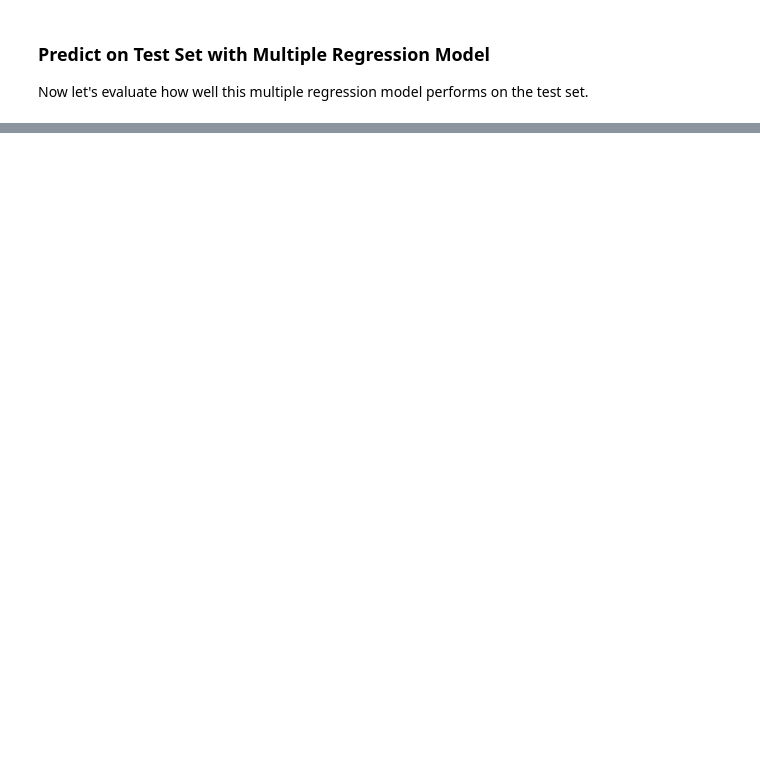
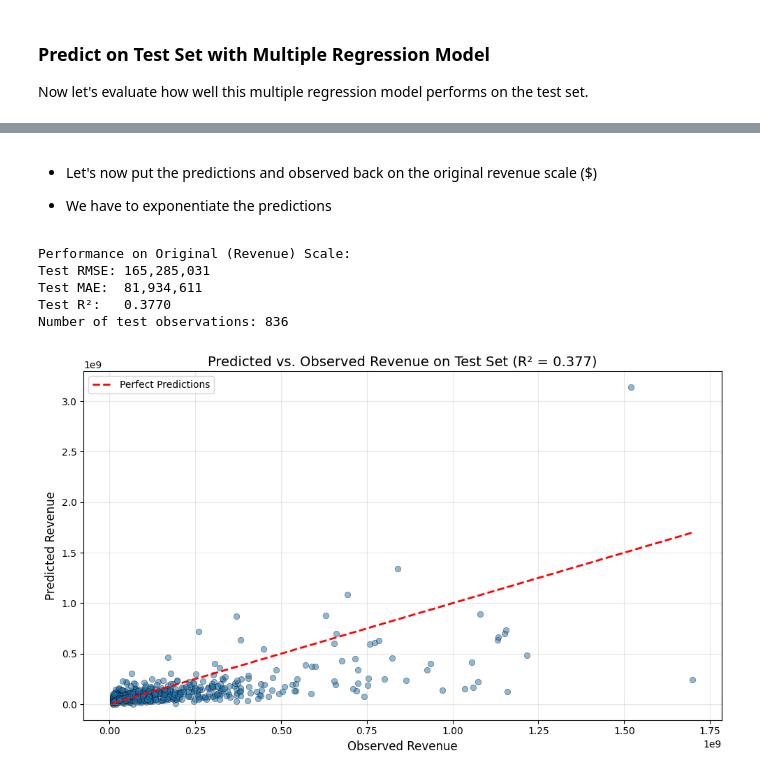
Before and after one commit to STA272/sta272-20261, a Jupyter notebook: Week3/STA272_22012026_L3.ipynb, the cells around one changed output, grey strips where cells are left out. Saved outputs shown, nothing was run; the diff lists cells and outputs as text; code cells hidden in the pictures; blank space fills up the shorter version.

```diff
--- a/Week3/STA272_22012026_L3.ipynb
+++ b/Week3/STA272_22012026_L3.ipynb
@@ -733,0 +738,3 @@ log_revenue range: [15.99, 21.80]
+# %%
+# Replace budget = 0 with NaN (likely missing data)
+movies.loc[movies['budget'] == 0, 'budget'] = np.nan
@@ -733,0 +743,7 @@ log_revenue range: [15.99, 21.80]
+# %%
+# Create log-transformed variables
+movies['log_budget'] = np.log(movies['budget'])
+movies['log_revenue'] = np.log(movies['revenue'])
+
+print(f"Movies with valid budget (> 0): {movies['budget'].notna().sum()}")
+print(f"Movies excluded (budget = 0): {movies['budget'].isna().sum()}")
@@ -923,3 +920,44 @@ plt.show()
+# %% [markdown]
+- Let's now put the predictions and observed back on the original revenue scale ($)
+
+- We have to exponentiate the predictions
+# %%
+# Back transform to original scale by exponentiating the logged predictions and revenue variable
+y_test_orig = np.exp(y_test)
+y_pred_orig = np.exp(y_pred_log)
+# %%
+# print metrics on the original scale
+rmse_orig = root_mean_squared_error(y_test_orig, y_pred_orig)
+mae_orig  = mean_absolute_error(y_test_orig, y_pred_orig)
+r2_orig   = r2_score(y_test_orig, y_pred_orig)
+
+print("Performance on Original (Revenue) Scale:")
+print(f"Test RMSE: {rmse_orig:,.0f}")
+print(f"Test MAE:  {mae_orig:,.0f}")
+print(f"Test R²:   {r2_orig:.4f}")
+print(f"Number of test observations: {len(y_test)}")
+# %% [output]
+Performance on Original (Revenue) Scale:
+Test RMSE: 165,285,031
+Test MAE:  81,934,611
+Test R²:   0.3770
+Number of test observations: 836
+# %%
+plt.figure(figsize=(10, 6))
+plt.scatter(y_test_orig, y_pred_orig, alpha=0.5, edgecolors='black', linewidth=0.5)
+
+obs_min = y_test_orig.min()
+obs_max = y_test_orig.max()
+plt.plot([obs_min, obs_max], [obs_min, obs_max], 'r--', linewidth=2, label='Perfect Predictions')
+plt.xlabel('Observed Revenue', fontsize=12)
+plt.ylabel('Predicted Revenue', fontsize=12)
+plt.title(f'Predicted vs. Observed Revenue on Test Set (R² = {r2_orig:.3f})', fontsize=14)
+plt.legend()
+plt.grid(True, alpha=0.3)
+plt.tight_layout()
+plt.show()
+# %% [output]
+[figure, added]
 # %% [markdown]
 ## Summary: Linear Regression for Prediction
 
```
Also changed, not shown: parts of 51 cells of this notebook.
